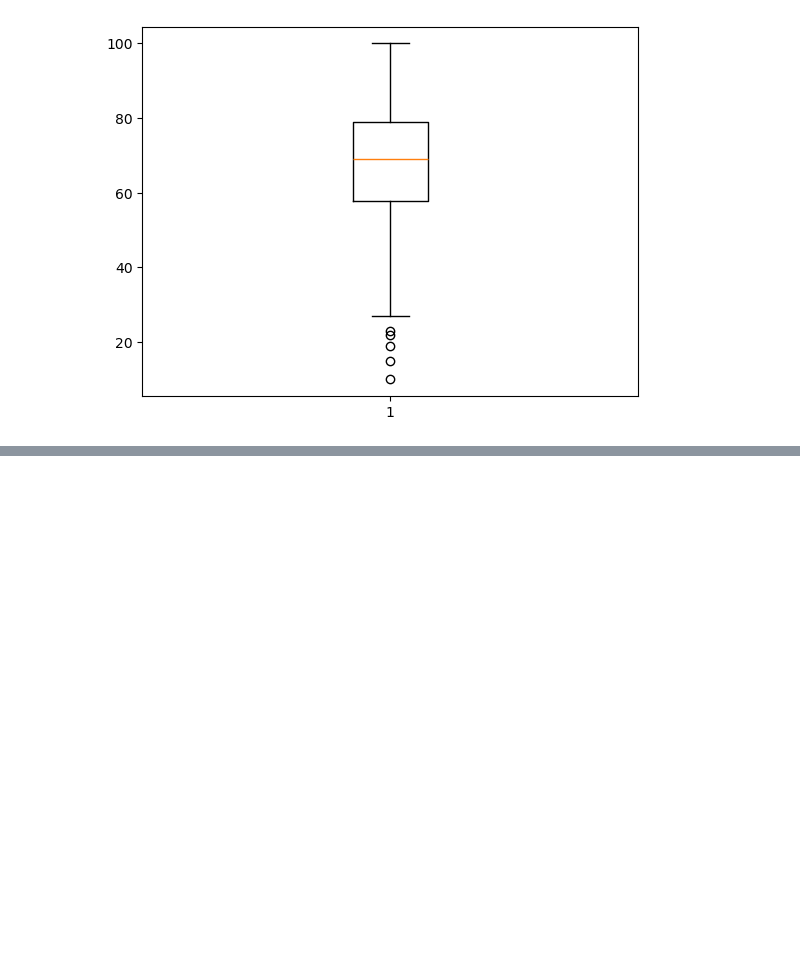
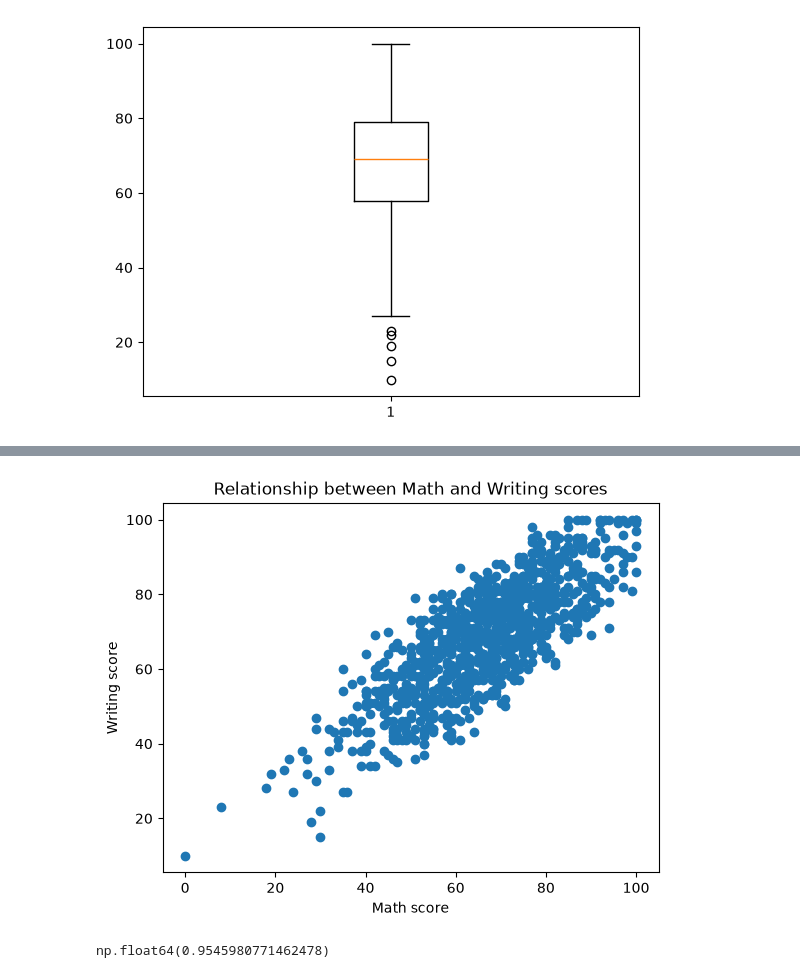
Before and after one commit to Andies-collab/student-performance, a Jupyter notebook: notebooks/EDA.ipynb, the cells around one changed output, grey strips where cells are left out. Drawn from its saved outputs; the diff is of its cells as text; code cells hidden in the pictures; blank space fills up the shorter version.

```diff
--- a/notebooks/EDA.ipynb
+++ b/notebooks/EDA.ipynb
@@ -248,0 +374,12 @@ plt.boxplot(df['writing score'])
+# %%
+plt.title('Relationship between Math and Writing scores')
+plt.xlabel('Math score')
+plt.ylabel('Writing score')
+plt.scatter(df['math score'],df['writing score'])
+plt.show()
+# %% [output]
+[figure, added]
+# %%
+df['reading score'].corr(df['writing score'])
+# %% [output]
+np.float64(0.9545980771462478)
```
Also changed, not shown: parts of 64 cells of this notebook.
